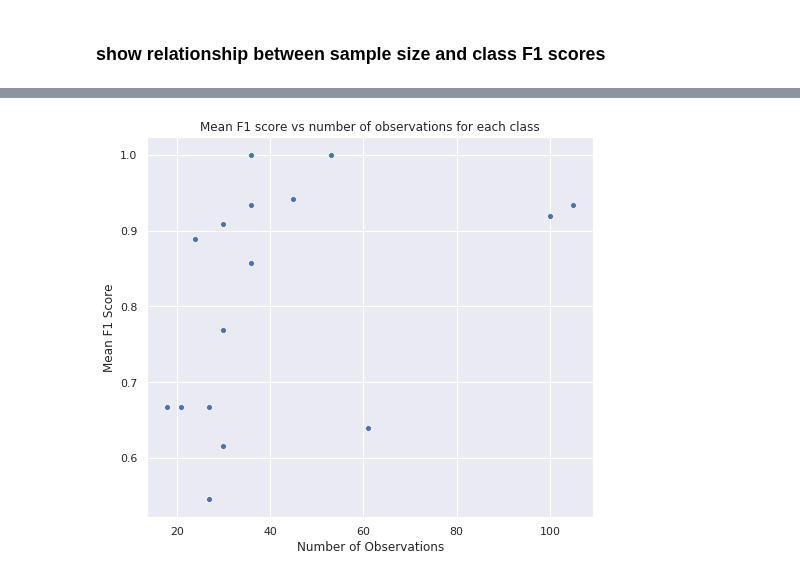
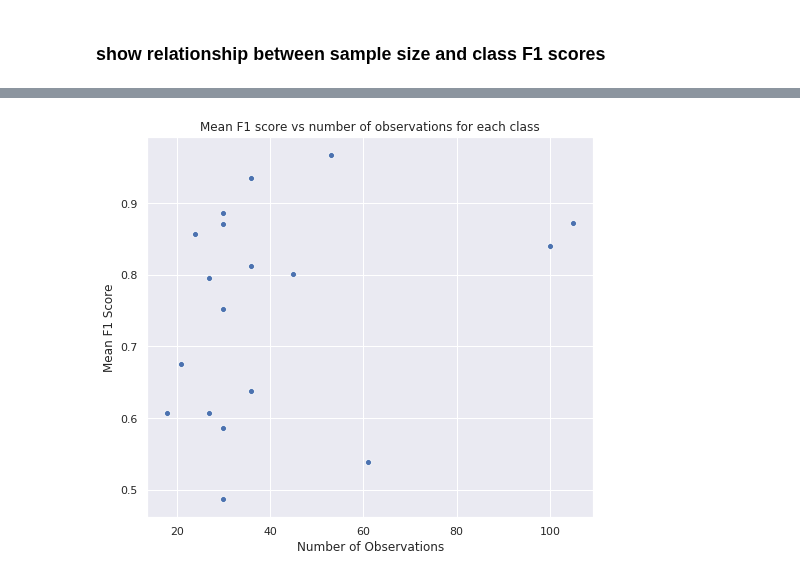
Before and after one commit to Spelaeo123/Machine_Learning, a Jupyter notebook: paper_1_notebooks/6 model_evaluations.ipynb, the cells around one changed output, grey strips where cells are left out. Drawn from its saved outputs; the diff is of its cells as text; code cells hidden in the pictures.

```diff
--- a/paper_1_notebooks/6 model_evaluations.ipynb
+++ b/paper_1_notebooks/6 model_evaluations.ipynb
@@ -114,7 +120,7 @@ print(y.shape)
 # %%
 if modelName == 'rfc':
     skf = StratifiedKFold(n_splits=10, random_state=random_seed_state)
-    skf.get_n_splits(X, y)
+
     class_f1_scores = []
     macro_f1_scores = []
     accuracy_scores = []
@@ -123,10 +129,14 @@ if modelName == 'rfc':
     feat_imp_dict = {}
     count = 0
 
-    #for train_index, test_index in skf.split(X, y):
-    for i in range(0, trainTestSplitTotalIters):
 
-        X_train, X_test, y_train, y_test = train_test_split(X, y, test_size=0.20, stratify = y, random_state=42)
+
+    for train_index, test_index in skf.split(X, y):
+
+        X_train, X_test = X[train_index], X[test_index]
+        y_train, y_test = y[train_index], y[test_index]
+
+        #X_train, X_test, y_train, y_test = train_test_split(X, y, test_size=0.20, stratify = y)
         count = count + 1
         print('making model:')
         key = 'round' + str(count)
@@ -138,7 +148,7 @@ if modelName == 'rfc':
 
         ###this section optimises model paramaters by gridsearch
 
-        esti = RandomForestClassifier(n_estimators=100, max_features = 'auto')
+        esti = RandomForestClassifier(n_estimators=100, max_features = 'auto', random_state = random_seed_state)
 
 
         max_depth = [80, 100, 120]
@@ -153,7 +163,7 @@ if modelName == 'rfc':
 
         clf = GridSearchCV(estimator = esti, param_grid= param_grid,
                                   n_jobs=-1, scoring='f1_macro', cv = 5, verbose=3)
-        print('running grid serach on this training data fold')
+        print('running grid search on this training data fold')
         clf.fit(X_post_smote, y_post_smote)
         optimumEstimator = clf.best_estimator_
         optimumEstimator.fit(X_post_smote, y_post_smote)
@@ -169,7 +179,7 @@ if modelName == 'rfc':
 # %%
 if modelName == 'gbm':
     skf = StratifiedKFold(n_splits=10, random_state=random_seed_state)
-    skf.get_n_splits(X, y)
+
     class_f1_scores = []
     macro_f1_scores = []
     accuracy_scores = []
@@ -179,8 +189,11 @@ if modelName == 'gbm':
     count = 0
 
 
-    for i in range(0, trainTestSplitTotalIters):
-        X_train, X_test, y_train, y_test = train_test_split(X, y, test_size=0.20, stratify = y, random_state=42)
+
+    for train_index, test_index in skf.split(X, y):
+
+        X_train, X_test = X[train_index], X[test_index]
+        y_train, y_test = y[train_index], y[test_index]
         count = count + 1
         print('making model:')
         key = 'round' + str(count)
@@ -209,7 +222,7 @@ if modelName == 'gbm':
 
         clf = GridSearchCV(estimator = esti, param_grid= param_grid,
                                   n_jobs=-1, scoring='f1_macro', cv = 5, verbose=3)
-        print('running grid serach on this training data fold')
+        print('running grid search on this training data fold')
         clf.fit(X_post_smote, y_post_smote)
         optimumEstimator = clf.best_estimator_
         optimumEstimator.fit(X_post_smote, y_post_smote)
@@ -225,7 +238,7 @@ if modelName == 'gbm':
 # %%
 if modelName == 'svm':
     skf = StratifiedKFold(n_splits=10, random_state=random_seed_state)
-    skf.get_n_splits(X, y)
+
     class_f1_scores = []
     macro_f1_scores = []
     accuracy_scores = []
@@ -235,14 +248,15 @@ if modelName == 'svm':
     count = 0
 
 
-    for i in range(0, trainTestSplitTotalIters):
-        X_train, X_test, y_train, y_test = train_test_split(X, y, test_size=0.20, stratify = y, random_state=42)
+    for train_index, test_index in skf.split(X, y):
+
+        X_train, X_test = X[train_index], X[test_index]
+        y_train, y_test = y[train_index], y[test_index]
+
         count = count + 1
         print('making model:')
         key = 'round' + str(count)
         print(count)
-
-
         X_post_smote, y_post_smote = SMOTE(random_state=42).fit_sample(X_train, y_train)
 
 
@@ -261,7 +275,7 @@ if modelName == 'svm':
 
         clf = GridSearchCV(estimator = esti, param_grid= param_grid,
                                   n_jobs=-1, scoring='f1_macro', cv = 5, verbose=3)
-        print('running grid serach on this training data fold')
+        print('running grid search on this training data fold')
         clf.fit(X_post_smote, y_post_smote)
         optimumEstimator = clf.best_estimator_
         optimumEstimator.fit(X_post_smote, y_post_smote)
@@ -479,12 +493,13 @@ forPlot = combined_df.reset_index(drop = False).rename(columns = {'index':'class
 # %%
 sns.set(rc={'figure.figsize':(8,7)})
 plot = sns.scatterplot(x ='Number of Observations', y = 'Mean F1 Score', data = forPlot, ci=False)
 ax = plt.gca()
 ax.set_title("Mean F1 score vs number of observations for each class")
 fig = plot.get_figure()
-fig.savefig('figures/f1scoresvsnumberobservations.png')
+if save_plots:
+    fig.savefig('figures/f1scoresvsnumberobservations{0}.png'.format(modelName))
 # %% [output]
-[figure, old version]
+[figure, new version]
 # %%
 forPlot
 # %% [output]
```
Also changed, not shown: parts of 36 cells of this notebook, 10 other files.
